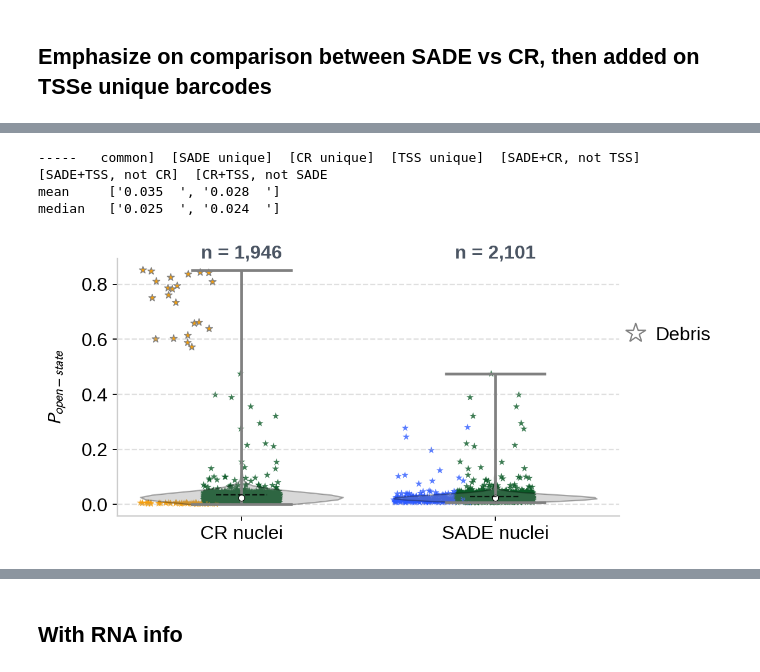
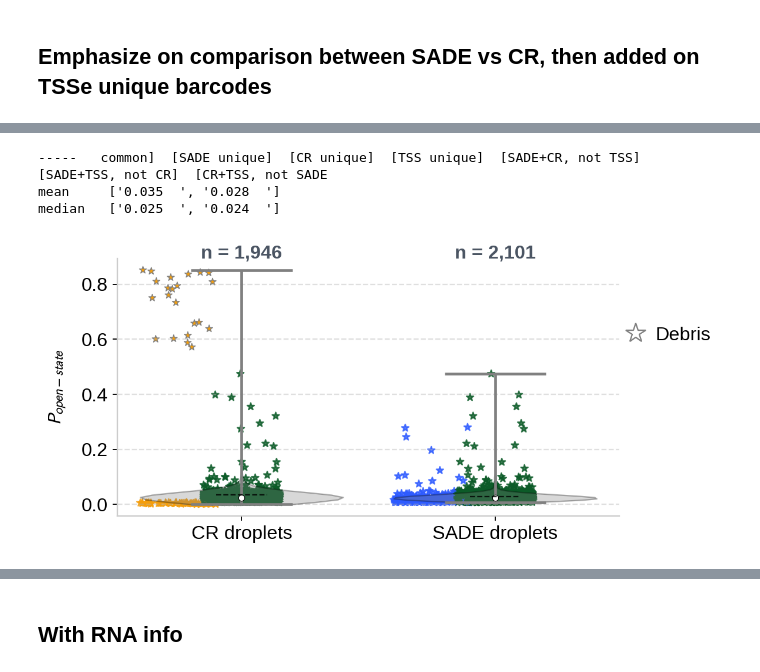
Before and after one commit to streetslab/SADE, a Jupyter notebook: EDA/F2_union_set_comparison.ipynb, the cells around one changed output, grey strips where cells are left out. Cells and saved outputs as stored; diff of their text form; code cells hidden in the pictures.

```diff
--- a/EDA/F2_union_set_comparison.ipynb
+++ b/EDA/F2_union_set_comparison.ipynb
@@ -37,7 +37,7 @@ cat_labels_map = dict(zip(unique_categories, unique_categories))
 
 
 filtering_set = ['atac_pass_CR', 'atac_pass_entropy', 'atac_pass_archr_TSS']
-filtering_set_labels = ['CR nuclei', 'SADE nuclei', 'TSSe nuclei']
+filtering_set_labels = ['CR droplets', 'SADE droplets', 'TSSe nuclei']
 filtering_set_label_map = dict(zip(filtering_set, filtering_set_labels))
 
 jitter_width = 0.25
@@ -1142,7 +1142,7 @@ for i, group_data in enumerate(p_closed_state_values):
     debris_index = (DNA_debris_flag[i] == 'YES')
     no_debris_index = (DNA_debris_flag[i] == 'NO')
     add_jittered_points(ax, group_data[no_debris_index], x_positions[i] + jitter_position_offset[i][no_debris_index], color=this_colors_list[i][no_debris_index],
-                        edgecolors='none', jitter_width=0.15, alpha=0.8, s=30)
+                        edgecolors=this_colors_list[i][no_debris_index], jitter_width=0.15, alpha=0.8, s=30)
     # For debris droplets
     add_jittered_points(ax, group_data[debris_index], x_positions[i] + jitter_position_offset[i][debris_index], color=this_colors_list[i][debris_index],
                         edgecolors='grey', lw=0.6, jitter_width=0.15, alpha=1, s=30)
@@ -1167,31 +1167,34 @@ for i, group_data in enumerate(p_closed_state_values):
 total_counts = [ p_closed_state.shape[0] for p_closed_state in p_closed_state_values ]
 for i, count in enumerate(total_counts):
     ax.text(x_positions[i], ax.get_ylim()[1] , f'n = {count:,}', ha='center',
             color='#4B5563', fontweight='bold')
 
 ax.yaxis.grid(True, linestyle='--', alpha=0.4, zorder=0)
 ax.set_xticks(x_positions)
 ax.set_xticklabels([filtering_set_label_map[set_name] for set_name in SADEvsCR_filteringset], fontweight='medium', rotation=0, ha='center')
 ax.set_ylabel('$P_{open-state}$', labelpad=10)
 
 ax.spines['top'].set_visible(False)
 ax.spines['right'].set_visible(False)
 ax.spines['left'].set_color('#cccccc')
 ax.spines['bottom'].set_color('#cccccc')
 
 
 droplet_handles = [Line2D([0], [0], marker='*', color='w',  markeredgecolor='grey', markerfacecolor='none', label='Debris', markersize=15),
                   ]
 leg2 = ax.legend(handles=droplet_handles, loc='lower left', frameon=False, bbox_to_anchor=(0.96, 0.6), labelspacing=.2 , handletextpad=0.05)
 
+fig.savefig(os.path.join(os.getcwd(), '_figures',  'fig2_p4.pdf'), bbox_inches='tight')
+fig.savefig(os.path.join(os.getcwd(), '_figures',  'fig2_p4.png'), dpi=300, bbox_inches='tight')
+
 
 mean_p_closed_state_values = [f'{np.mean(a):.3f}  ' for a in p_closed_state_values]
 median_p_closed_state_values = [f'{np.median(a):.3f}  ' for a in p_closed_state_values]
 print('-----   ' + ']  ['.join(cat_labels_map))
 print(f'mean \t {mean_p_closed_state_values}')
 print(f'median \t {median_p_closed_state_values}')
 # %% [output]
 -----   common]  [SADE unique]  [CR unique]  [TSS unique]  [SADE+CR, not TSS]  [SADE+TSS, not CR]  [CR+TSS, not SADE
 mean     ['0.035  ', '0.028  ']
 median   ['0.025  ', '0.024  ']
-[figure, old version]
+[figure, new version]
```
Also changed, not shown: parts of 9 cells of this notebook, 55 other files.
